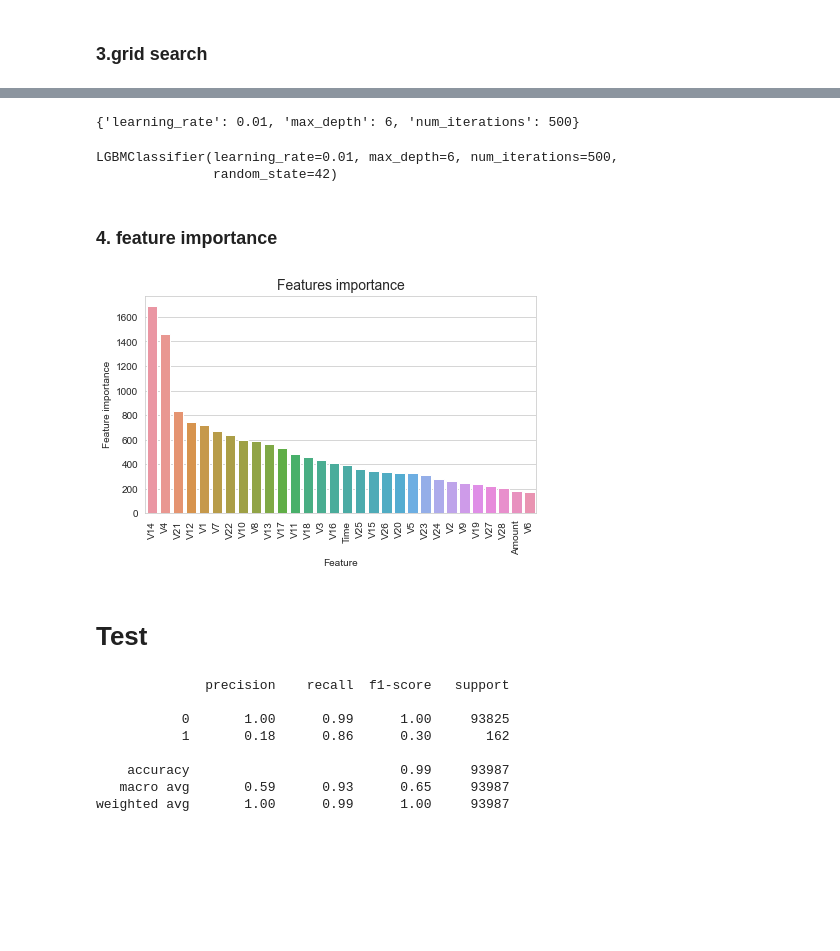
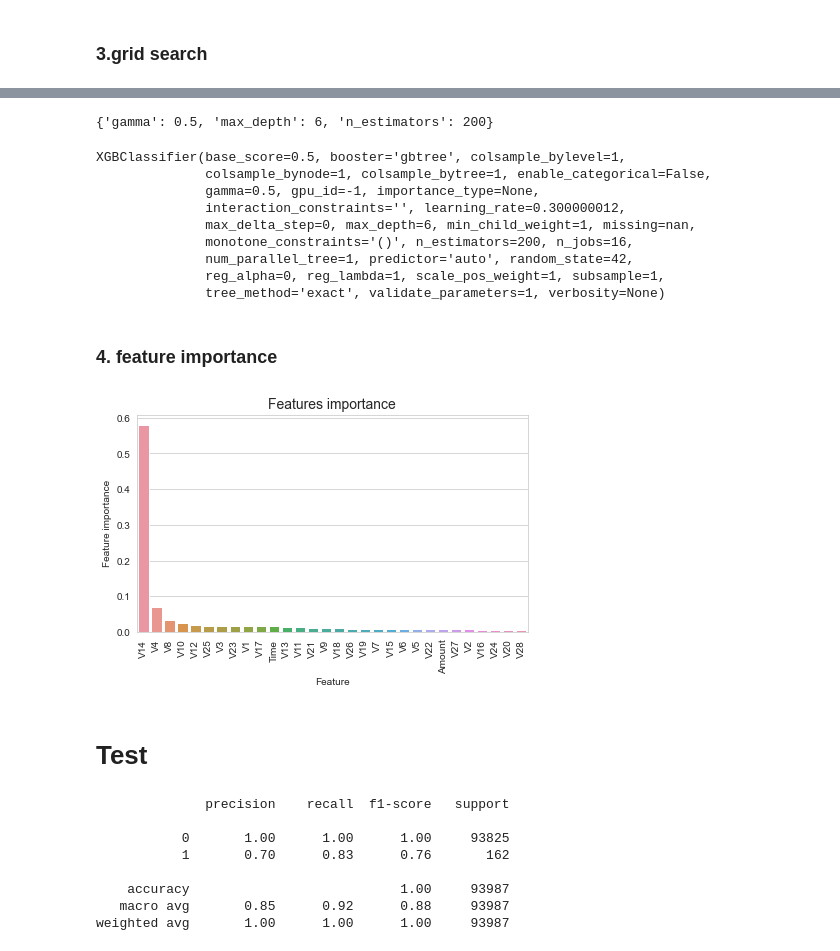
Before and after one commit to whatsbirddd/Kaggle-Practice, a Jupyter notebook: card_fraud_detection_final_fianl.ipynb, the cells around one changed output, grey strips where cells are left out. Saved outputs shown, nothing was run; the diff lists cells and outputs as text; code cells hidden in the pictures; blank space fills up the shorter version.

```diff
--- a/card_fraud_detection_final_fianl.ipynb
+++ b/card_fraud_detection_final_fianl.ipynb
@@ -543,4 +539,4 @@ parameters = {
 
 m_xgb = xgb.XGBClassifier(random_state=42)
 xgb_grid_search = GridSearchCV(m_xgb, parameters,scoring ="precision", cv=cv, return_train_score=True, n_jobs=-1, verbose=1)
-grid_search.fit(X_samp_smoteenn, y_samp_smoteenn)
+xgb_grid_search.fit(X_samp_smoteenn, y_samp_smoteenn)
@@ -547,12 +566,19 @@ grid_search.fit(X_samp_smoteenn, y_samp_smoteenn)
 # %%
-grid_search.best_params_
+xgb_grid_search.best_params_
 # %% [output]
-{'learning_rate': 0.01, 'max_depth': 6, 'num_iterations': 500}
+{'gamma': 0.5, 'max_depth': 6, 'n_estimators': 200}
 # %%
-grid_search.best_estimator_
+xgb_grid_search.best_estimator_
 # %% [output]
-LGBMClassifier(learning_rate=0.01, max_depth=6, num_iterations=500,
-               random_state=42)
+XGBClassifier(base_score=0.5, booster='gbtree', colsample_bylevel=1,
+              colsample_bynode=1, colsample_bytree=1, enable_categorical=False,
+              gamma=0.5, gpu_id=-1, importance_type=None,
+              interaction_constraints='', learning_rate=0.300000012,
+              max_delta_step=0, max_depth=6, min_child_weight=1, missing=nan,
+              monotone_constraints='()', n_estimators=200, n_jobs=16,
+              num_parallel_tree=1, predictor='auto', random_state=42,
+              reg_alpha=0, reg_lambda=1, scale_pos_weight=1, subsample=1,
+              tree_method='exact', validate_parameters=1, verbosity=None)
 # %% [markdown]
 ### 4. feature importance
 # %%
@@ -560,30 +586,30 @@ importance_features = pd.DataFrame(sorted(zip(grid_search.best_estimator_.featur
                                 columns=['Value', 'Feature'])
 importance_features = importance_features.sort_values('Value', ascending=False)
 # %%
-tmp = pd.DataFrame({'Feature': X.columns, 'Feature importance': grid_search.best_estimator_.feature_importances_})
+tmp = pd.DataFrame({'Feature': X.columns, 'Feature importance': xgb_grid_search.best_estimator_.feature_importances_})
 tmp = tmp.sort_values(by='Feature importance',ascending=False)
 plt.figure(figsize = (7,4))
 plt.title('Features importance',fontsize=14)
 s = sns.barplot(x='Feature',y='Feature importance',data=tmp)
 s.set_xticklabels(s.get_xticklabels(),rotation=90)
 plt.show()
 # %% [output]
-[figure, old version]
+[figure, new version]
 # %% [markdown]
 # Test
 # %%
 from sklearn.metrics import classification_report
 
-final_model = grid_search.best_estimator_
+final_model = xgb_grid_search.best_estimator_
 final_predictions = final_model.predict(X_test)
 
 print(classification_report(y_test,final_predictions))
 # %% [output]
               precision    recall  f1-score   support
 
-           0       1.00      0.99      1.00     93825
-           1       0.18      0.86      0.30       162
+           0       1.00      1.00      1.00     93825
+           1       0.70      0.83      0.76       162
 
-    accuracy                           0.99     93987
-   macro avg       0.59      0.93      0.65     93987
-weighted avg       1.00      0.99      1.00     93987
+    accuracy                           1.00     93987
+   macro avg       0.85      0.92      0.88     93987
+weighted avg       1.00      1.00      1.00     93987
```
Also changed, not shown: parts of 12 cells of this notebook, 1 other file.
